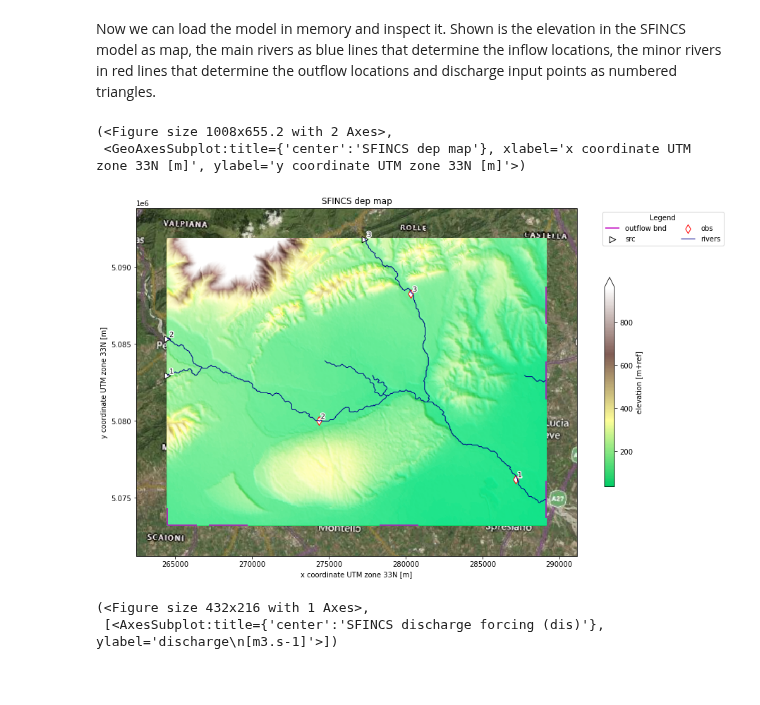
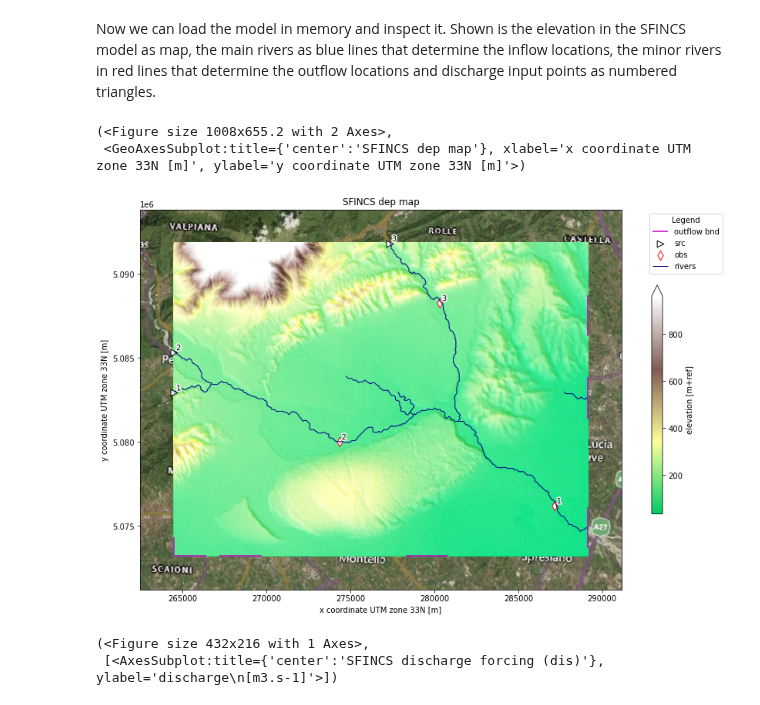
Before and after one commit to Deltares/hydromt_sfincs, a Jupyter notebook: dev/_examples/build_riverine_model.ipynb, the cells around one changed output. Cells and saved outputs as stored; diff of their text form; code cells hidden in the pictures.

```diff
--- a/dev/_examples/build_riverine_model.ipynb
+++ b/dev/_examples/build_riverine_model.ipynb
@@ -183,14 +186,13 @@ mod = SfincsModel(root=root, mode="r")
 mod.read()
 # %%
 mod.plot_basemap(
-    geoms=["src", "obs", "rivers_out", "rivers"],
+    geoms=["src", "obs", "rivers"],
     figsize=(14, 14 * 0.65),
-    legend_kwargs=dict(ncol=2),
 )
 # %% [output]
 (<Figure size 1008x655.2 with 2 Axes>,
  <GeoAxesSubplot:title={'center':'SFINCS dep map'}, xlabel='x coordinate UTM zone 33N [m]', ylabel='y coordinate UTM zone 33N [m]'>)
-[figure, old version]
+[figure, new version]
 # %%
 mod.plot_forcing()
 # %% [output]
```
Also changed, not shown: parts of 5 cells of this notebook, 55 other files.
